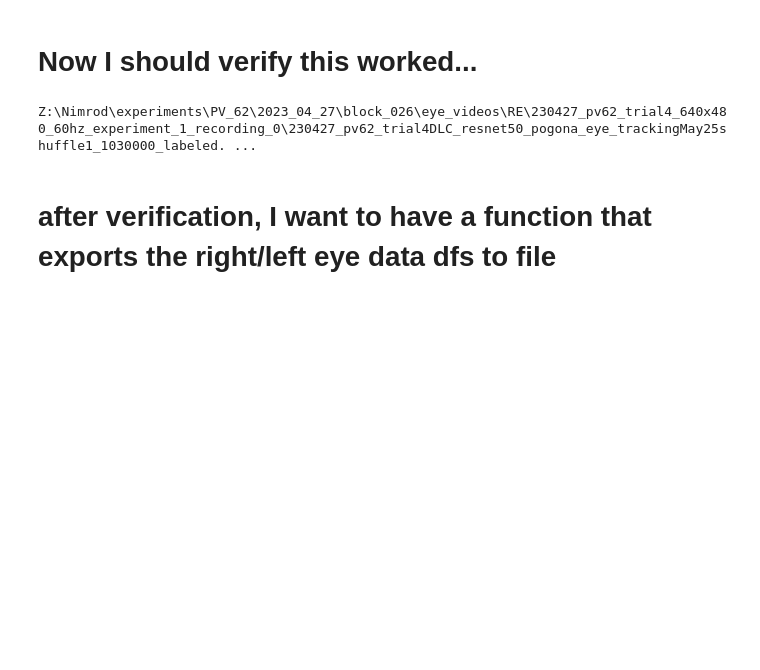
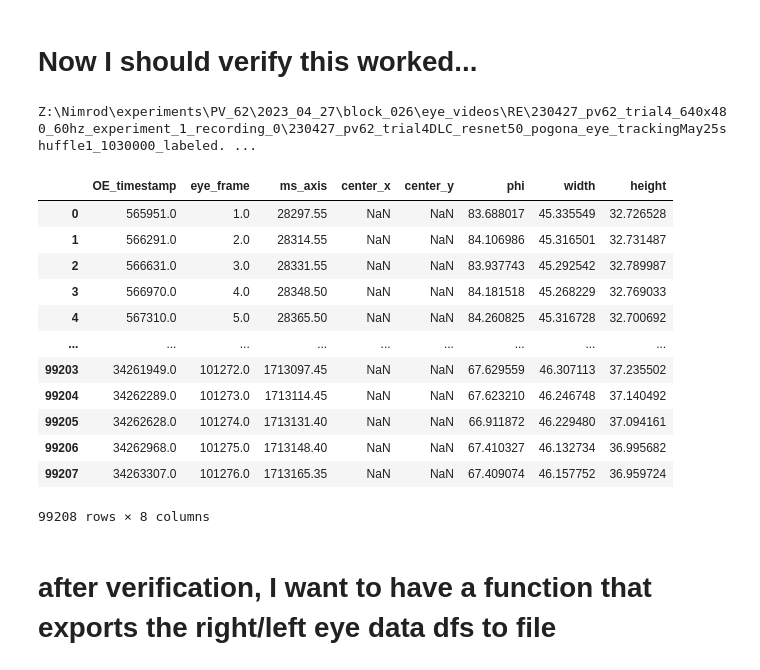
Before and after one commit to neural-electrophysiology-tool-team/Eye-Tracking-Tools, a Jupyter notebook: Graphs_for_paper_Jan_24.ipynb, the cells around one changed output. Cells and saved outputs as stored; diff of their text form; code cells hidden in the pictures; blank space fills up the shorter version.

```diff
--- a/Graphs_for_paper_Jan_24.ipynb
+++ b/Graphs_for_paper_Jan_24.ipynb
@@ -779,6 +788,7 @@ print(left_rotation_matrix)
 print("Left angle")
 print(left_angle)
 block.left_rotation_matrix = left_rotation_matrix
+block.left_rotation_angle = left_angle
 # %% [output]
 Please select two points on the frame.
 Left rotation matrix:
@@ -874,6 +884,22 @@ print(path_to_video)
 play_video_with_ellipses_rotation(block=block,eye='right', path_to_video=str(path_to_video) ,xflip=True, transformation_matrix=right_rotation_matrix)
 # %% [output]
 Z:\Nimrod\experiments\PV_62\2023_04_27\block_026\eye_videos\RE\230427_pv62_trial4_640x480_60hz_experiment_1_recording_0\230427_pv62_trial4DLC_resnet50_pogona_eye_trackingMay25shuffle1_1030000_labeled. ...
+# %%
+block.left_eye_data
+# %% [output]
+|  | OE_timestamp | eye_frame | ms_axis | center_x | center_y | phi | width | height |
+| 0 | 565951.0 | 1.0 | 28297.55 | NaN | NaN | 83.688017 | 45.335549 | 32.726528 |
+| 1 | 566291.0 | 2.0 | 28314.55 | NaN | NaN | 84.106986 | 45.316501 | 32.731487 |
+| 2 | 566631.0 | 3.0 | 28331.55 | NaN | NaN | 83.937743 | 45.292542 | 32.789987 |
+| 3 | 566970.0 | 4.0 | 28348.50 | NaN | NaN | 84.181518 | 45.268229 | 32.769033 |
+| 4 | 567310.0 | 5.0 | 28365.50 | NaN | NaN | 84.260825 | 45.316728 | 32.700692 |
+| ... | ... | ... | ... | ... | ... | ... | ... | ... |
+| 99203 | 34261949.0 | 101272.0 | 1713097.45 | NaN | NaN | 67.629559 | 46.307113 | 37.235502 |
+| 99204 | 34262289.0 | 101273.0 | 1713114.45 | NaN | NaN | 67.623210 | 46.246748 | 37.140492 |
+| 99205 | 34262628.0 | 101274.0 | 1713131.40 | NaN | NaN | 66.911872 | 46.229480 | 37.094161 |
+| 99206 | 34262968.0 | 101275.0 | 1713148.40 | NaN | NaN | 67.410327 | 46.132734 | 36.995682 |
+| 99207 | 34263307.0 | 101276.0 | 1713165.35 | NaN | NaN | 67.409074 | 46.157752 | 36.959724 |
+99208 rows × 8 columns
 # %%
 # left eye inspection
 path_to_video = [x for x in pathlib.Path(block.le_videos[0]).parent.iterdir() if '.mp4' in str(x.name) and 'DLC' in str(x.name)][0]
```
Also changed, not shown: parts of 9 cells of this notebook, 1 other file.
